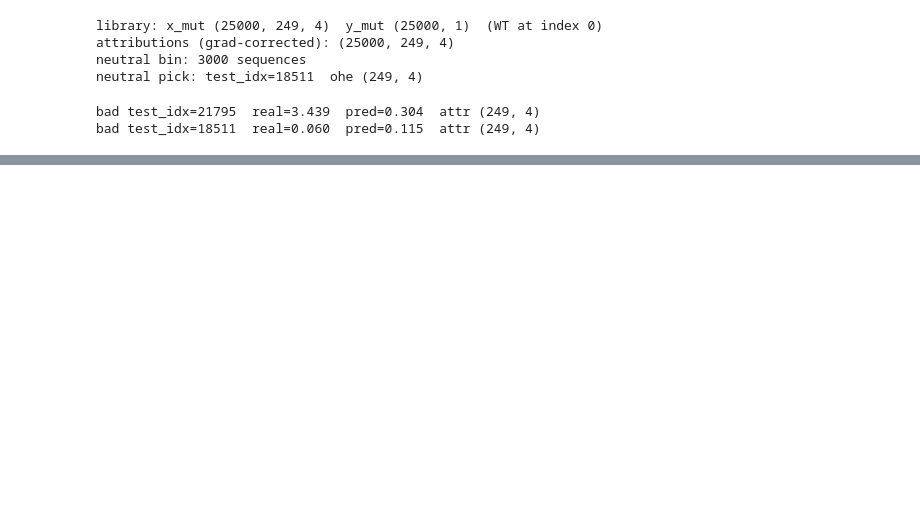
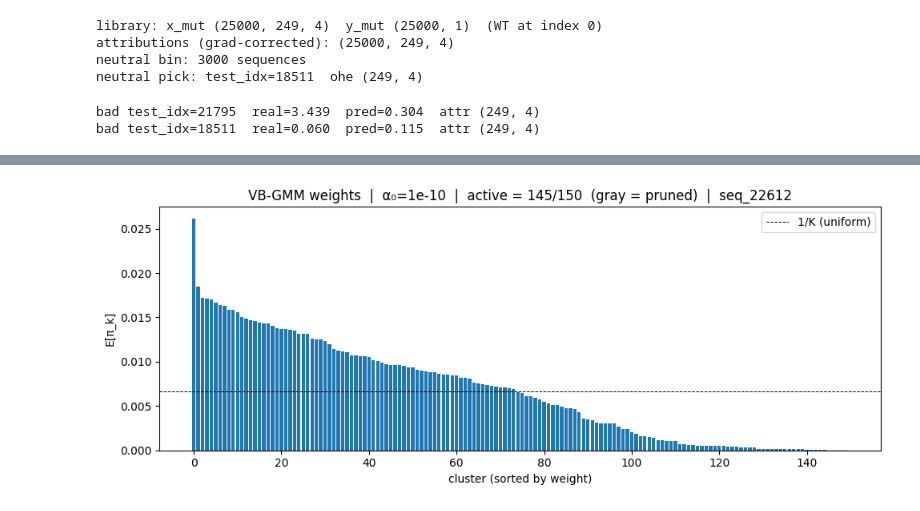
Before and after one commit to pabmantilla/Bg_VBGMM, a Jupyter notebook: init_impliment/scripts/deepstarr/deepstarr_vbggmm.ipynb, the cells around one changed output, grey strips where cells are left out. Cells and saved outputs as stored; diff of their text form; code cells hidden in the pictures; blank space fills up the shorter version.

```diff
--- a/init_impliment/scripts/deepstarr/deepstarr_vbggmm.ipynb
+++ b/init_impliment/scripts/deepstarr/deepstarr_vbggmm.ipynb
@@ -98,0 +187,16 @@ bad test_idx=18511  real=0.060  pred=0.115  attr (249, 4)
+# %%
+## cluster weights — visualize pruning
+E_pi  = alpha / alpha.sum()
+order = np.argsort(-E_pi)
+active_mask = (Nk > 1)
+
+fig, ax = plt.subplots(figsize=(10, 4))
+colors = ["C0" if active_mask[k] else "lightgray" for k in order]
+ax.bar(range(K), E_pi[order], color=colors)
+ax.axhline(1/K, ls="--", c="k", lw=0.7, label="1/K (uniform)")
+ax.set_xlabel("cluster (sorted by weight)")
+ax.set_ylabel("E[π_k]")
+ax.set_title(f"VB-GMM weights  |  α₀={alpha0}  |  active = {int(active_mask.sum())}/{K}  (gray = pruned)  |  seq_{SEQ_LABEL}")
+ax.legend(); plt.tight_layout(); plt.show()
+# %% [output]
+[figure, added]
```
Also changed, not shown: parts of 6 cells of this notebook.
